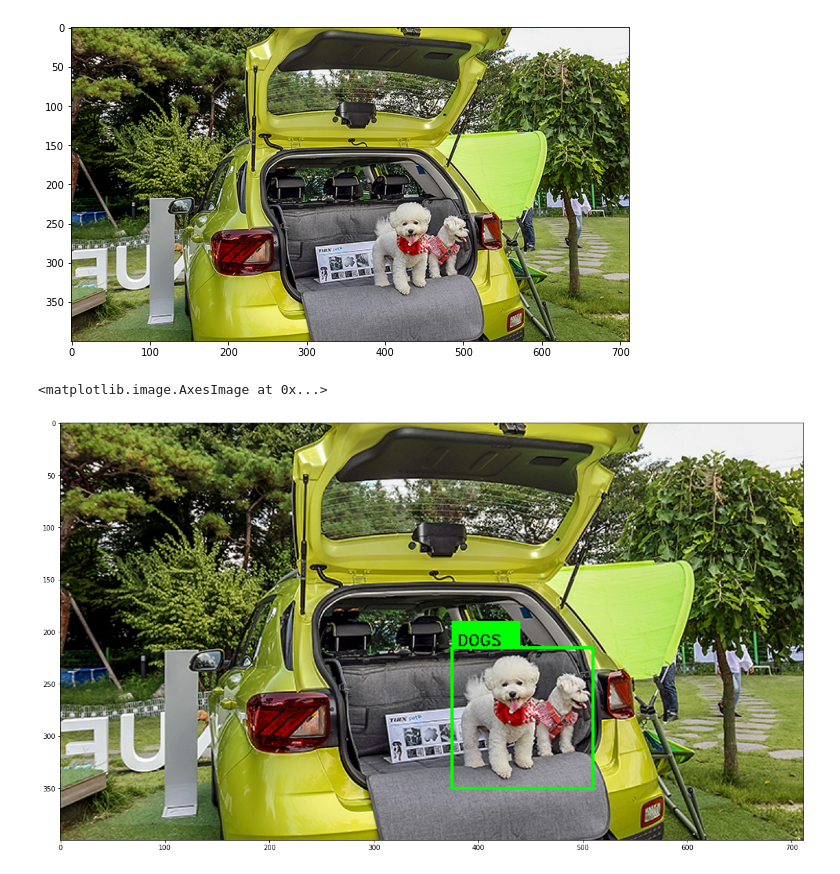
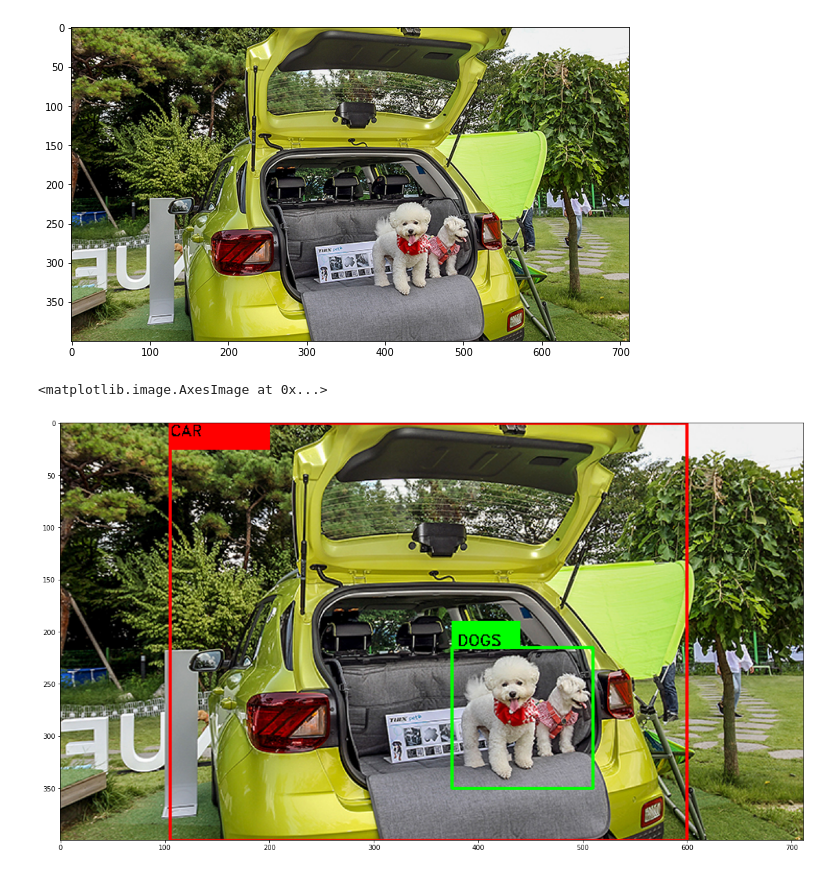
Before and after one commit to EuniceOyeniyi/stive_exercises, a Jupyter notebook: Chapter 03/07. Computer Vision/miniproject.ipynb, the cells around one changed output. Drawn from its saved outputs; the diff is of its cells as text; code cells hidden in the pictures.

Commit message:
Annotated car and dog in image

```diff
--- a/Chapter 03/07. Computer Vision/miniproject.ipynb
+++ b/Chapter 03/07. Computer Vision/miniproject.ipynb
@@ -67,11 +67,16 @@ img_copy = img_annotate.copy()
 # %%
 cv2.rectangle(img_copy,(375,215),(510,350),(0,255,0),2)
 cv2.rectangle(img_copy,(375,190),(440,215),(0,255,0),-1)
-#
 cv2.putText(img=img_copy, text="DOGS",org=(380, 213), fontFace=cv2.FONT_HERSHEY_DUPLEX, fontScale=0.5, color=(0,0,0), thickness=1)
+
+
+cv2.rectangle(img_copy,(105,0),(600,400),(255,0,0),2)
+cv2.rectangle(img_copy,(105,0),(200,25),(255,0,0),-1)
+cv2.putText(img=img_copy, text="CAR",org=(105, 12), fontFace=cv2.FONT_HERSHEY_DUPLEX, fontScale=0.5, color=(0,0,0), thickness=1)
+
 
 plt.figure(figsize=(20,15))
 plt.imshow(img_copy)
 # %% [output]
 <matplotlib.image.AxesImage at 0x...>
-[figure, old version]
+[figure, new version]
```
